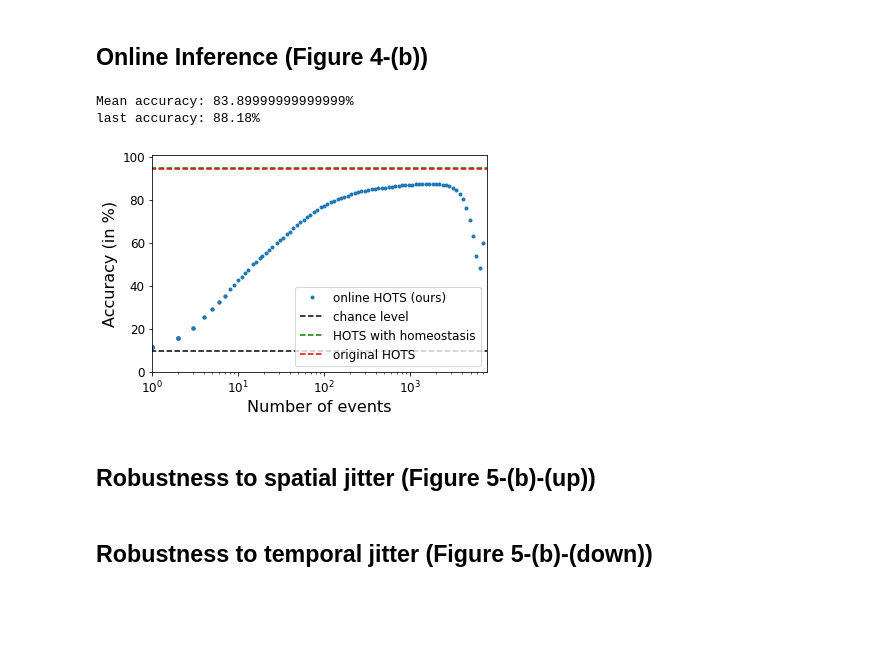
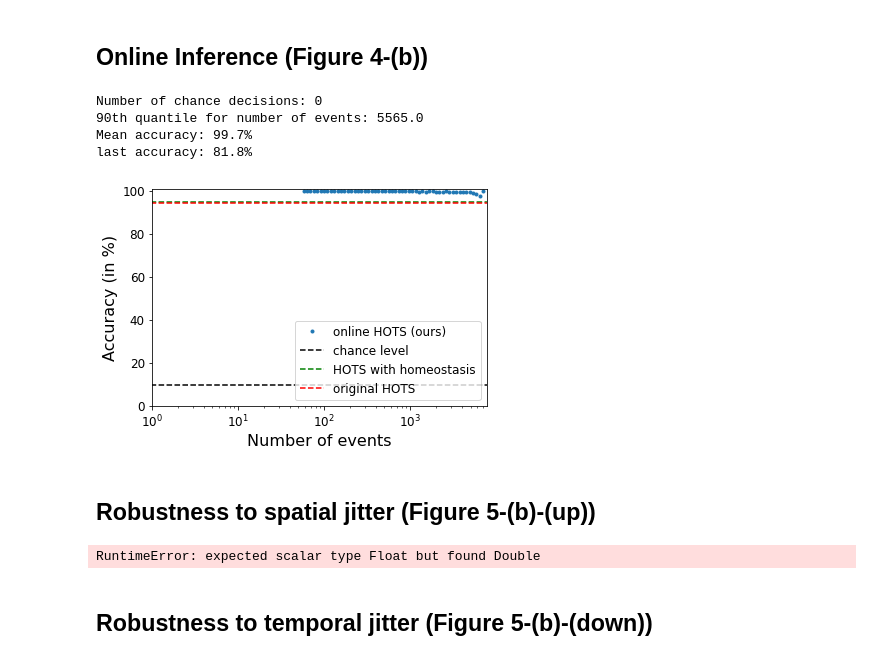
Before and after one commit to AntoineGrimaldi/hotsline, a Jupyter notebook: notebooks/RESULTS_NMNIST.ipynb, the cells around one changed output. Cells and saved outputs as stored; diff of their text form; code cells hidden in the pictures; blank space fills up the shorter version.

```diff
--- a/notebooks/RESULTS_NMNIST.ipynb
+++ b/notebooks/RESULTS_NMNIST.ipynb
@@ -122,9 +125,11 @@ score_nohomeo = make_histogram_classification(trainset_output_nohomeo, testset_o
 # %%
-meanac, onlinac, lastac = score_classif_events(likelihood, true_target, n_classes, original_accuracy = score, original_accuracy_nohomeo = score_nohomeo)#, figure_name = 'nmnist_online.pdf')
-print(f'last accuracy: {lastac*100}%')
+mlr_threshold = None
+meanac, onlinac, lastac = score_classif_events(likelihood, true_target, n_classes, thres = mlr_threshold, original_accuracy = score, original_accuracy_nohomeo = score_nohomeo)#, figure_name = 'nmnist_online.pdf')
 # %% [output]
-Mean accuracy: 83.89999999999999%
-last accuracy: 88.18%
+Number of chance decisions: 0
+90th quantile for number of events: 5565.0
+Mean accuracy: 99.7%
+last accuracy: 81.8%
-[figure, old version]
+[figure, new version]
 # %% [markdown]
 ## Robustness to spatial jitter (Figure 5-(b)-(up))
@@ -131,7 +142,9 @@ last accuracy: 88.18%
 # %%
 standard_spatial_jitter_min = 0
 standard_spatial_jitter_max = 10
-apply_jitter(standard_spatial_jitter_min, standard_spatial_jitter_max, 'spatial', num_sample_test, n_classes, hots, hots_nohomeo, classif_layer, tau_cla, dataset_name, trainset_output, trainset_output_nohomeo, learning_rate ,betas ,num_epochs);
+apply_jitter(standard_spatial_jitter_min, standard_spatial_jitter_max, 'spatial', hots, hots_nohomeo, classif_layer, tau_cla, dataset_name, trainset_output_jitter, trainset_output_nohomeo, learning_rate ,betas ,num_epochs, filtering_threshold = filtering_threshold, kfold = kfold_jitter, nb_trials = nb_trials, nb_points = nb_points, fitting = False)
+# %% [output]
+RuntimeError: expected scalar type Float but found Double
 # %% [markdown]
 ## Robustness to temporal jitter (Figure 5-(b)-(down))
 # %%
```
Also changed, not shown: parts of 2 cells of this notebook, 5 other files.
